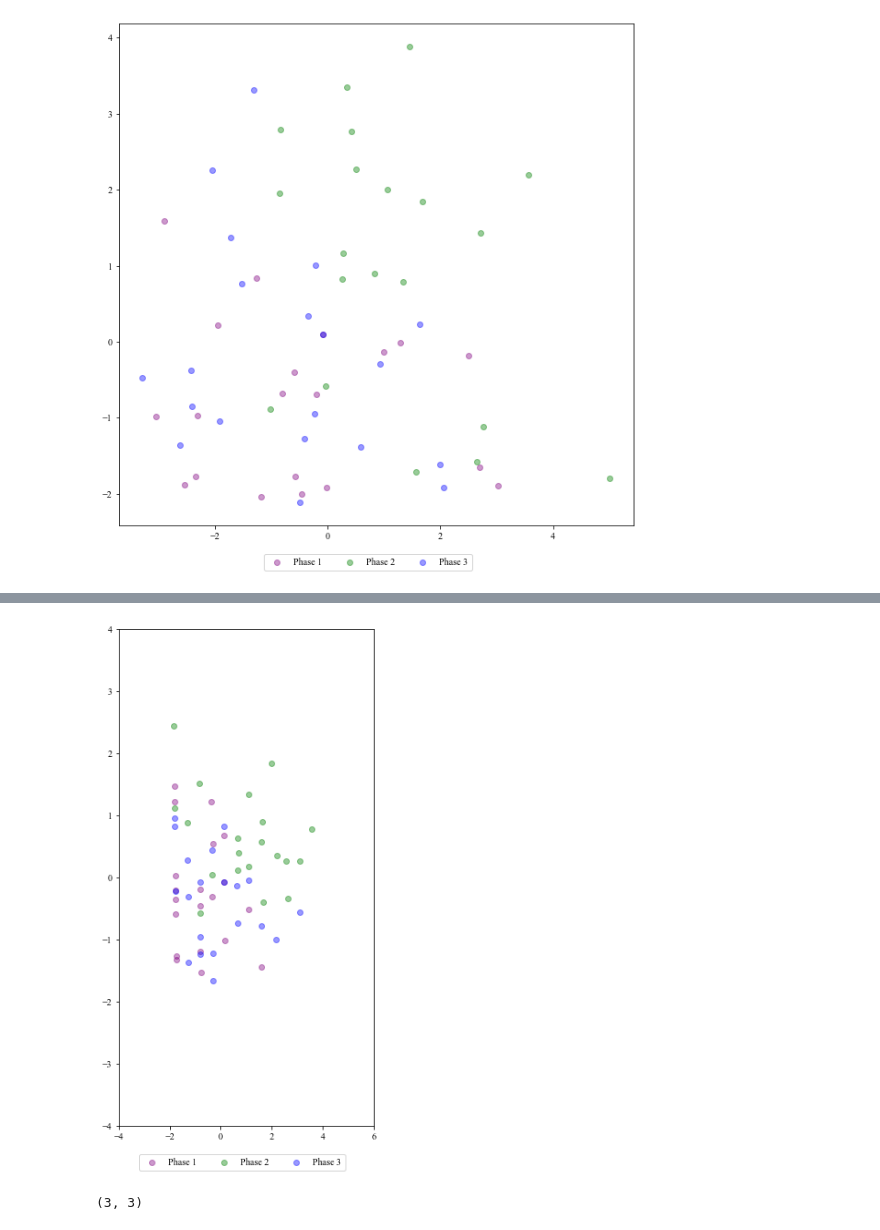
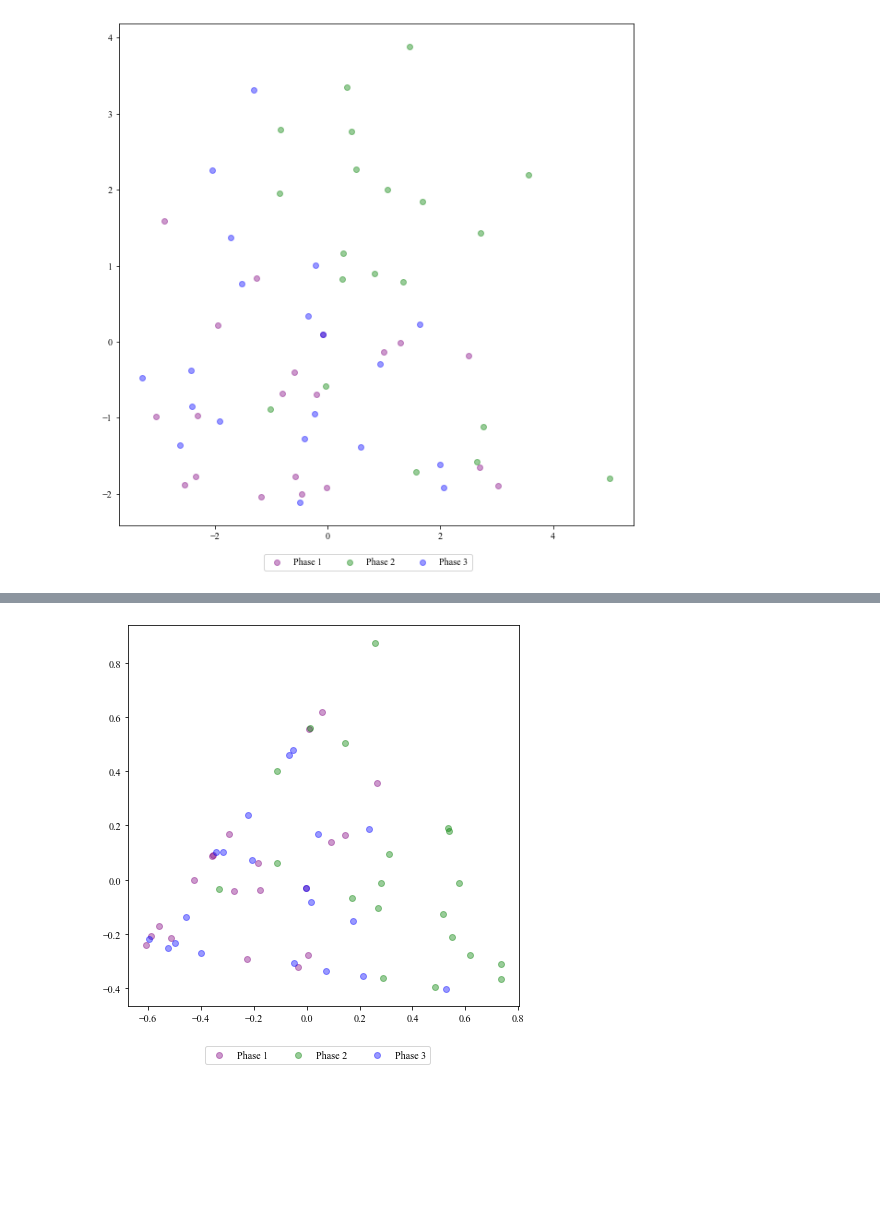
Before and after one commit to Ne0-1/02582_computational_data_analysis, a Jupyter notebook: case2/notebooks/questionnaire_analysis.ipynb, the cells around one changed output, grey strips where cells are left out. Cells and saved outputs as stored; diff of their text form; code cells hidden in the pictures; blank space fills up the shorter version.

```diff
--- a/case2/notebooks/questionnaire_analysis.ipynb
+++ b/case2/notebooks/questionnaire_analysis.ipynb
@@ -75,7 +75,7 @@ plotted_columns = ['upset', 'hostile', 'alert', 'ashamed', 'inspired', 'nervous'
                    'determined', 'attentive', 'afraid', 'active', 'frustrated',
                   'difficulty']
 # %%
-fig, ax = plt.subplots(4,3, figsize=(10,10))
+fig, ax = plt.subplots(4,3, figsize=(7,7))
 row_idx = -1
 for idx, question in enumerate(plotted_columns):
     if idx%3==0:
@@ -111,5 +111,6 @@ for idx, question in enumerate(plotted_columns):
     col_idx += 1
 fig.legend(loc='lower center', ncol=3, bbox_to_anchor=(0.5, -0.05))
 fig.tight_layout()
+fig.savefig('bar_plot.png', bbox_inches='tight')
 plt.show()
 # %% [output]
@@ -194,37 +239,35 @@ plt.show()
 from py_pcha import PCHA
 X = np.array(matrix_for_PCA)
 
-XC, S, C, SSE, varexpl = PCHA(X, noc=3, delta=0.1)
+XC, S, C, SSE, varexpl = PCHA(X.T, noc=3, delta=0.1)
 
 #Do PCA to 2-D... We don't lose information as the simplex is on a plane already (nice)
 pca = PCA(n_components=2)
-pca.fit(XC)
-matrix_plot = pca.transform(XC)
+pca.fit(S.T)
+matrix_plot = pca.transform(S.T)
 # %%
-fig, ax = plt.subplots(figsize=(5,10))
+fig, ax = plt.subplots(figsize=(7,7))
 p1, p2, p3 = False, False, False
 for i, color in enumerate(cmap):
     if color == 'purple':
         label = 'Phase 1'
     elif color == 'green':
         label = 'Phase 2'
     elif color == 'blue':
         label = 'Phase 3'
     if p1 == False and label == 'Phase 1':
         p1 = True
         plt.scatter(matrix_plot[i,0], matrix_plot[i,1], color = color, label=label, alpha=0.4)
     elif p2 == False and label == 'Phase 2':
         p2 = True
         plt.scatter(matrix_plot[i,0], matrix_plot[i,1], color = color, label=label, alpha=0.4)
     elif p3 == False and label == 'Phase 3':
         p3 = True
         plt.scatter(matrix_plot[i,0], matrix_plot[i,1], color = color, label=label, alpha=0.4)
     else:
         plt.scatter(matrix_plot[i,0], matrix_plot[i,1], color = color, alpha=0.4)
 #plt.scatter(temp[:,0],temp[:,1], color='red')
-fig.legend(loc='lower center', ncol=3, bbox_to_anchor=(0.5, 0.05))
-ax.set_xlim(-4, 6)
-ax.set_ylim(-4, 4)
+fig.legend(loc='lower center', ncol=3, bbox_to_anchor=(0.5, 0))
 plt.show()
 # %% [output]
-[figure, old version]
+[figure, new version]
@@ -234,4 +273,0 @@ temp = pca.transform(XC.T)
-# %%
-(S@C).shape
-# %% [output]
-(3, 3)
```
Also changed, not shown: parts of 21 cells of this notebook.
